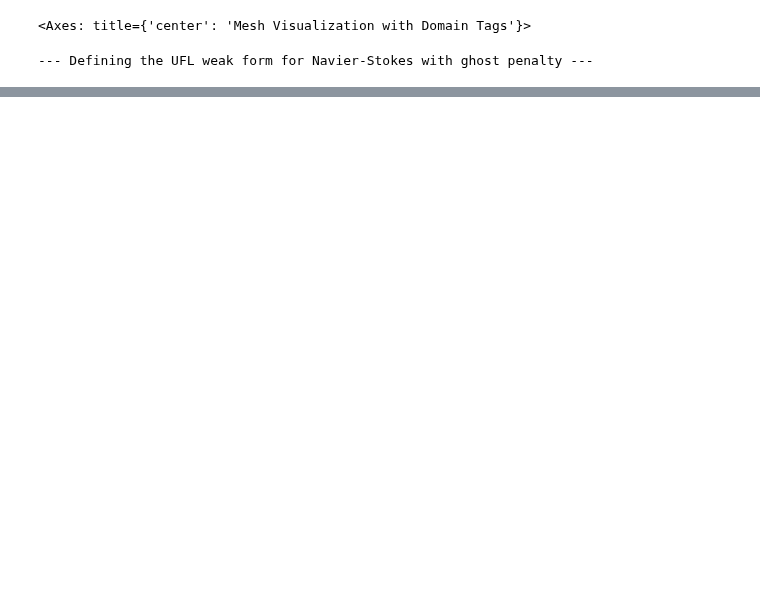
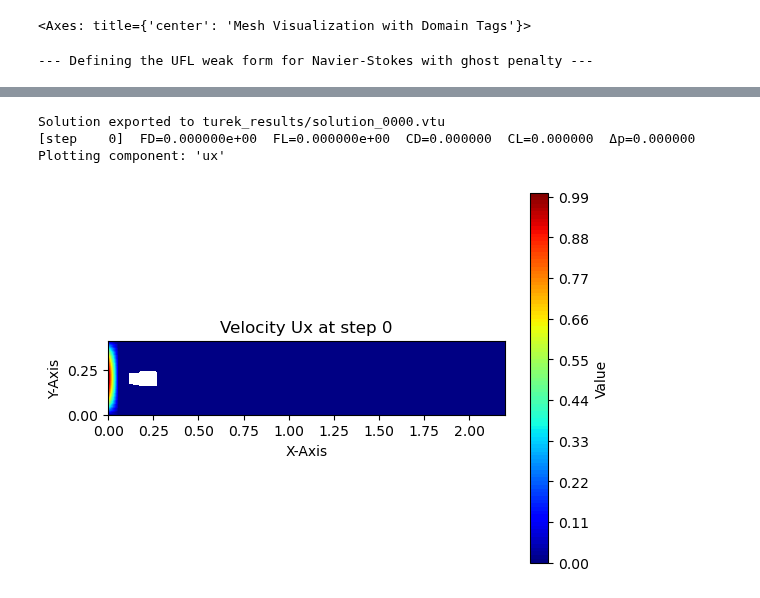
Before and after one commit to Jamal-dev/pycutfem, a Jupyter notebook: examples/turek_benchmark.ipynb, the cells around one changed output, grey strips where cells are left out. Saved outputs shown, nothing was run; the diff lists cells and outputs as text; code cells hidden in the pictures; blank space fills up the shorter version.

```diff
--- a/examples/turek_benchmark.ipynb
+++ b/examples/turek_benchmark.ipynb
@@ -236,6 +234,7 @@ rho_const = Constant(rho)
 u_k.nodal_values.fill(0.0); p_k.nodal_values.fill(0.0)
 u_n.nodal_values.fill(0.0); p_n.nodal_values.fill(0.0)
 dof_handler.apply_bcs(bcs, u_n, p_n)
+dof_handler.apply_bcs(bcs, u_k, p_k)
 # %% [output]
 --- Defining the UFL weak form for Navier-Stokes with ghost penalty ---
 # %%
@@ -571,6 +572,7 @@ from pycutfem.io.vtk import export_vtk
 from pycutfem.ufl.compilers import FormCompiler
 from pycutfem.ufl.forms import Equation, assemble_form
 from pycutfem.fem import transform
+from sympy import E
 output_dir = "turek_results"
 os.makedirs(output_dir, exist_ok=True)
 step_counter = 0
@@ -585,12 +587,15 @@ def traction_dot_dir(u_vec, p_scal, v_dir):
     return dot(t, v_dir)           # scalar: (σ·n)·e_x or (σ·n)·e_y
 
 
+
 def save_solution(funcs):
     """Export + compute CD, CL, Δp (Turek)."""
     global step_counter
+    orig_u_k_func = funcs[0]  # VectorFunction for velocity
+    orig_p_k_func = funcs[1]  # VectorFunction for pressure
 
-    u_k_func = funcs[0]
-    p_k_func = funcs[1]
+    u_k_func = funcs[0].copy()  # VectorFunction for velocity
+    p_k_func = funcs[1].copy()  # VectorFunction for pressure
 
     # ------------------ VTK output (as you already have) --------------------
     filename = os.path.join(output_dir, f"solution_{step_counter:04d}.vtu")
@@ -623,10 +628,10 @@ def save_solution(funcs):
     drag_hook = {I_drag.integrand: {"name": "FD"}}
     lift_hook = {I_lift.integrand: {"name": "FL"}}
 
-    res_Fd = assemble_form(I_drag == None,
+    res_Fd = assemble_form(Equation(None , I_drag),
                            dof_handler=dof_handler, bcs=[],
                            assembler_hooks=drag_hook, backend="python")
-    res_Fl = assemble_form(I_lift == None,
+    res_Fl = assemble_form(Equation(None , I_lift),
                            dof_handler=dof_handler, bcs=[],
                            assembler_hooks=lift_hook, backend="python")
 
@@ -693,34 +698,41 @@ def save_solution(funcs):
         gdofs = dof_handler.element_maps[field_name][eid_found]
 
         # Get the corresponding nodal values (coefficients) from the function object
         vals = f_scalar.get_nodal_values(gdofs)
 
         # Return the dot product, which is the interpolated value
         return float(phi @ vals)
 
     # Evaluate pressure slightly away from the cylinder boundary for stability.
     # Cylinder is at (0.2, 0.2) with radius 0.05.
     pA = evaluate_field_at_point(dof_handler, mesh, p_k_func, (c_x - D/2 - 0.01, c_y))
     pB = evaluate_field_at_point(dof_handler, mesh, p_k_func, (c_x + D/2 + 0.01, c_y))
     dp = pA - pB
 
     # ------------------ Log / store ----------------------------------------
     print(f"[step {step_counter:4d}]  FD={F_D:.6e}  FL={F_L:.6e}  "
           f"CD={C_D:.6f}  CL={C_L:.6f}  Δp={dp:.6f}")
     if step_counter % 2 == 0:
-        u_k_func.plot(field = 'ux',
+        orig_u_k_func.plot(field = 'ux',
                       title=f"Velocity Ux at step {step_counter}",
                       xlabel='X-Axis', ylabel='Y-Axis',
                       levels=100, cmap='jet',
                       mask = fluid_domain,)
 
     # (Optional) append to global histories for later plotting
     histories.setdefault("cd", []).append(C_D)
     histories.setdefault("cl", []).append(C_L)
     histories.setdefault("dp", []).append(dp)
 
 
     step_counter += 1
+
+save_solution([u_k, p_k])
+# %% [output]
+Solution exported to turek_results/solution_0000.vtu
+[step    0]  FD=0.000000e+00  FL=0.000000e+00  CD=0.000000  CL=0.000000  Δp=0.000000
+Plotting component: 'ux'
+[figure, added]
 # %%
 from pycutfem.solvers.nonlinear_solver import (NewtonSolver,
                                                NewtonParameters,
```
Also changed, not shown: parts of 10 cells of this notebook, 6 other files.
